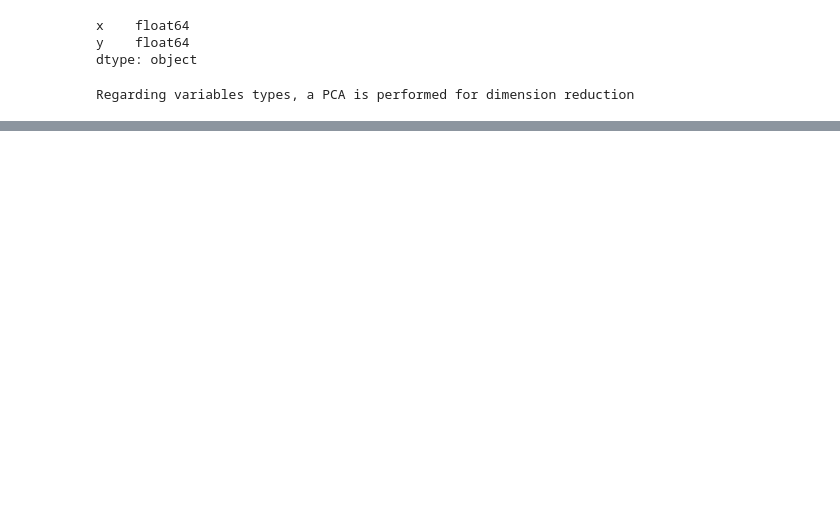
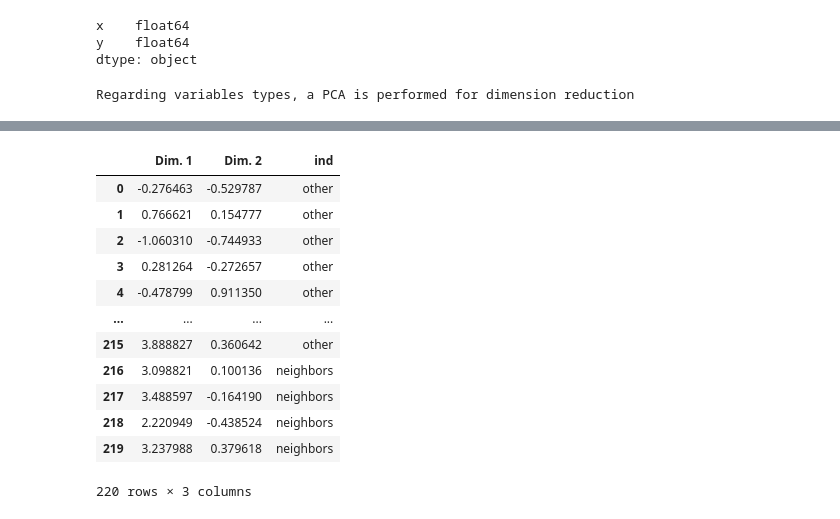
Before and after one commit to octopize/avatar-paper, a Jupyter notebook: notebooks/final_figure/method1_proj.ipynb, the cells around one changed output, grey strips where cells are left out. Saved outputs shown, nothing was run; the diff lists cells and outputs as text; code cells hidden in the pictures; blank space fills up the shorter version.

```diff
--- a/notebooks/final_figure/method1_proj.ipynb
+++ b/notebooks/final_figure/method1_proj.ipynb
@@ -168,3 +183,19 @@ dim.tail()
+# %%
+proj
+# %% [output]
+|  | Dim. 1 | Dim. 2 | ind |
+| 0 | -0.276463 | -0.529787 | other |
+| 1 | 0.766621 | 0.154777 | other |
+| 2 | -1.060310 | -0.744933 | other |
+| 3 | 0.281264 | -0.272657 | other |
+| 4 | -0.478799 | 0.911350 | other |
+| ... | ... | ... | ... |
+| 215 | 3.888827 | 0.360642 | other |
+| 216 | 3.098821 | 0.100136 | neighbors |
+| 217 | 3.488597 | -0.164190 | neighbors |
+| 218 | 2.220949 | -0.438524 | neighbors |
+| 219 | 3.237988 | 0.379618 | neighbors |
+220 rows × 3 columns
 # %%
 k = 12
 index = 205
```
Also changed, not shown: parts of 22 cells of this notebook, 13 other files.
